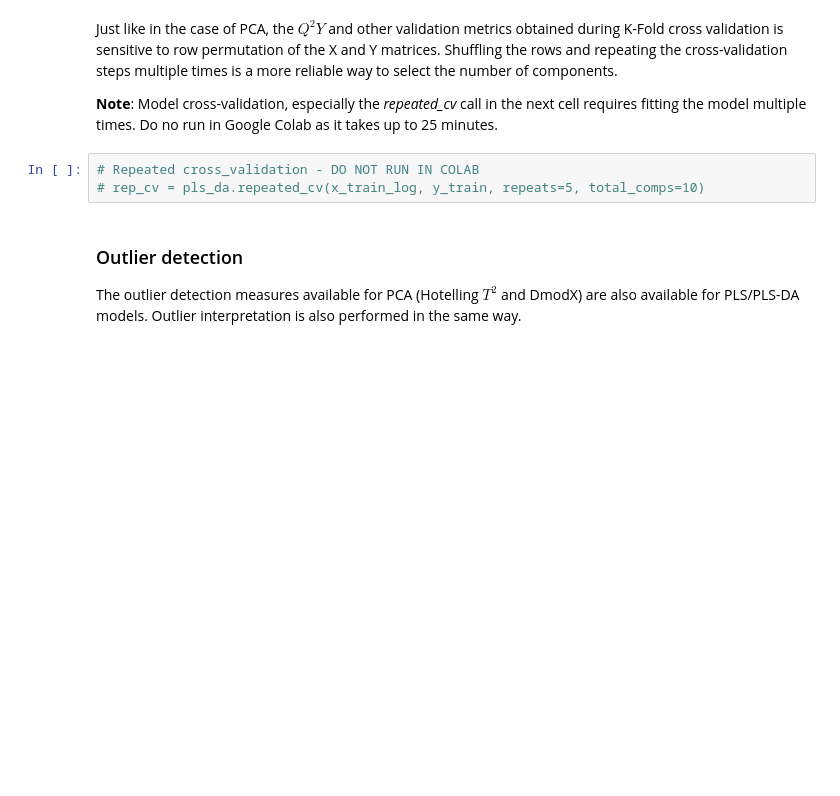
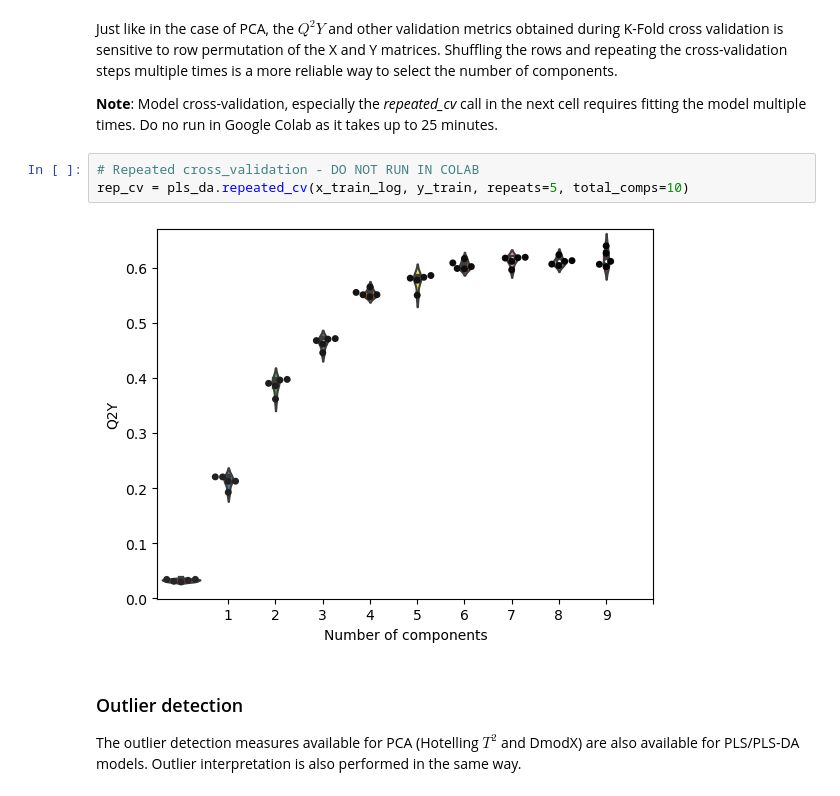
Before and after one commit to IPTC-DataAnalysisCourse/chemometrics-tutorials, a Jupyter notebook: Multivariate Analysis - Supervised Analysis with PLS-DA.ipynb, the cells around one changed output. Saved outputs shown, nothing was run; the diff lists cells and outputs as text; blank space fills up the shorter version.

```diff
--- a/Multivariate Analysis - Supervised Analysis with PLS-DA.ipynb
+++ b/Multivariate Analysis - Supervised Analysis with PLS-DA.ipynb
@@ -263,7 +263,9 @@ Just like in the case of PCA, the $Q^{2}Y$ and other validation metrics obtained
 **Note**: Model cross-validation, especially the *repeated_cv* call in the next cell requires fitting the model multiple times. Do no run in Google Colab as it takes up to 25 minutes.
 # %%
 # Repeated cross_validation - DO NOT RUN IN COLAB
-# rep_cv = pls_da.repeated_cv(x_train_log, y_train, repeats=5, total_comps=10)
+rep_cv = pls_da.repeated_cv(x_train_log, y_train, repeats=5, total_comps=10)
+# %% [output]
+[figure, added]
 # %% [markdown]
 ### Outlier detection
 
```
Also changed, not shown: parts of 9 cells of this notebook.
